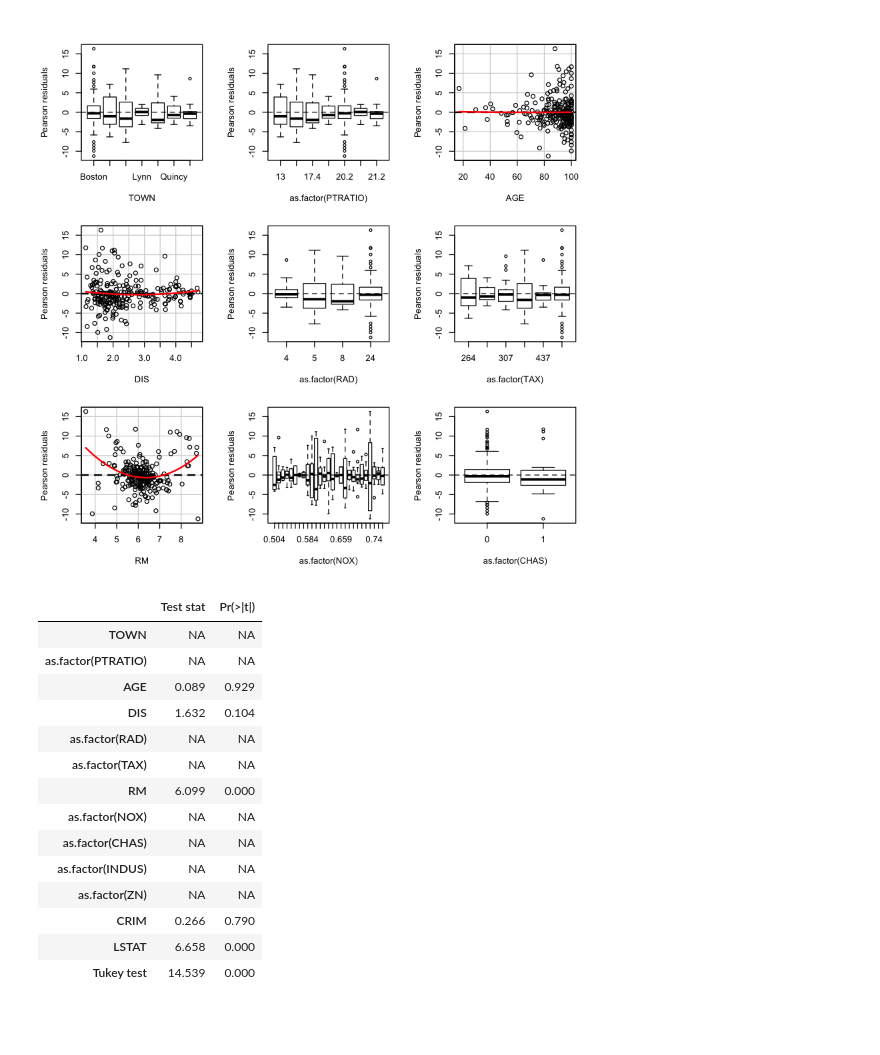
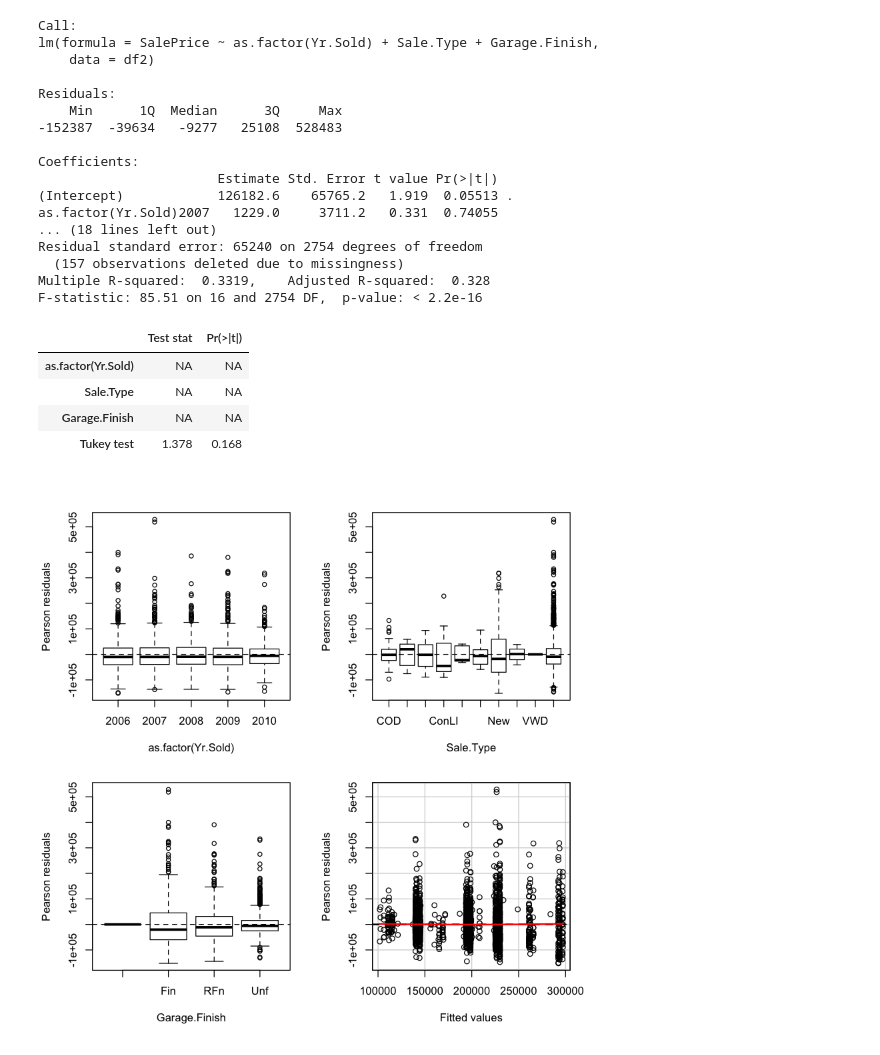
Before and after one commit to stephengo/housing-data-regression, a Jupyter notebook: model-one.ipynb, the cells around one changed output. Saved outputs shown, nothing was run; the diff lists cells and outputs as text; code cells hidden in the pictures; blank space fills up the shorter version.

Commit message:
new data

```diff
--- a/model-one.ipynb
+++ b/model-one.ipynb
@@ -87,19 +60,30 @@ F-statistic:  42.1 on 32 and 208 DF,  p-value: < 2.2e-16
+# %%
+fit3 <- lm(SalePrice ~ as.factor(Yr.Sold) + Sale.Type + Garage.Finish,data=df2)
+summary(fit3)
+# %% [output]
+Call:
+lm(formula = SalePrice ~ as.factor(Yr.Sold) + Sale.Type + Garage.Finish,
+    data = df2)
+
+Residuals:
+    Min      1Q  Median      3Q     Max
+-152387  -39634   -9277   25108  528483
+
+Coefficients:
+                       Estimate Std. Error t value Pr(>|t|)
+(Intercept)            126182.6    65765.2   1.919  0.05513 .
+as.factor(Yr.Sold)2007   1229.0     3711.2   0.331  0.74055
+... (18 lines left out)
+Residual standard error: 65240 on 2754 degrees of freedom
+  (157 observations deleted due to missingness)
+Multiple R-squared:  0.3319,    Adjusted R-squared:  0.328
+F-statistic: 85.51 on 16 and 2754 DF,  p-value: < 2.2e-16
 # %%
-residualPlots(fit)
+residualPlots(fit3)
 # %% [output]
+|  | Test stat | Pr(>|t|) |
+| as.factor(Yr.Sold) | NA | NA |
+| Sale.Type | NA | NA |
+| Garage.Finish | NA | NA |
+| Tukey test | 1.378 | 0.168 |
-[figure, old version]
+[figure, new version]
-|  | Test stat | Pr(>|t|) |
-| TOWN | NA | NA |
-| as.factor(PTRATIO) | NA | NA |
-| AGE | 0.089 | 0.929 |
-| DIS | 1.632 | 0.104 |
-| as.factor(RAD) | NA | NA |
-| as.factor(TAX) | NA | NA |
-| RM | 6.099 | 0.000 |
-| as.factor(NOX) | NA | NA |
-| as.factor(CHAS) | NA | NA |
-| as.factor(INDUS) | NA | NA |
-| as.factor(ZN) | NA | NA |
-| CRIM | 0.266 | 0.790 |
-| LSTAT | 6.658 | 0.000 |
-| Tukey test | 14.539 | 0.000 |
```
Also changed, not shown: parts of 13 cells of this notebook, 5 other files.
